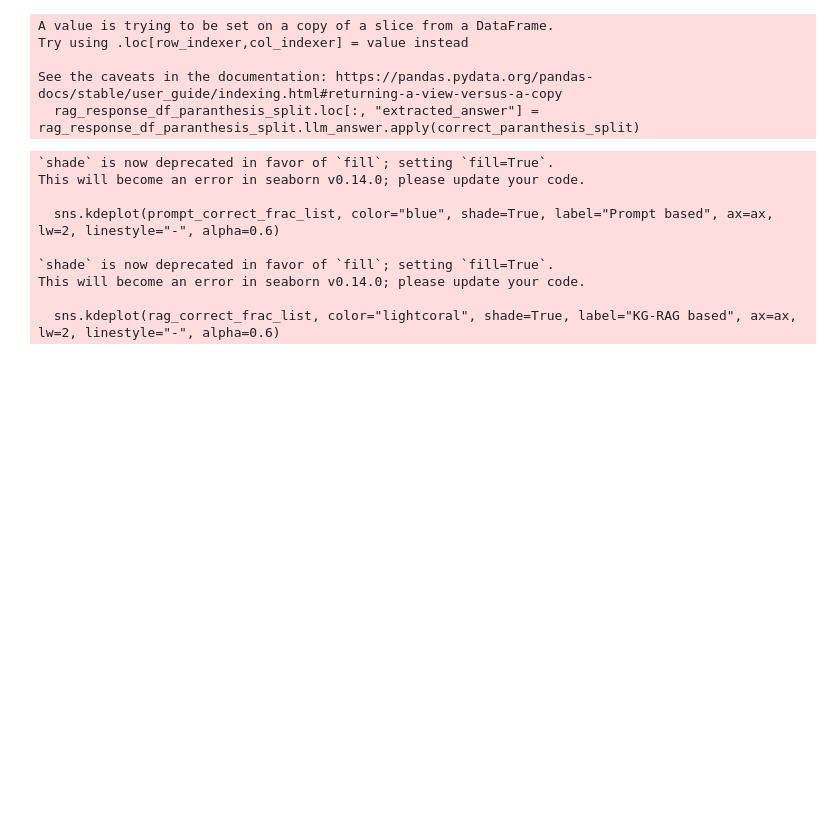
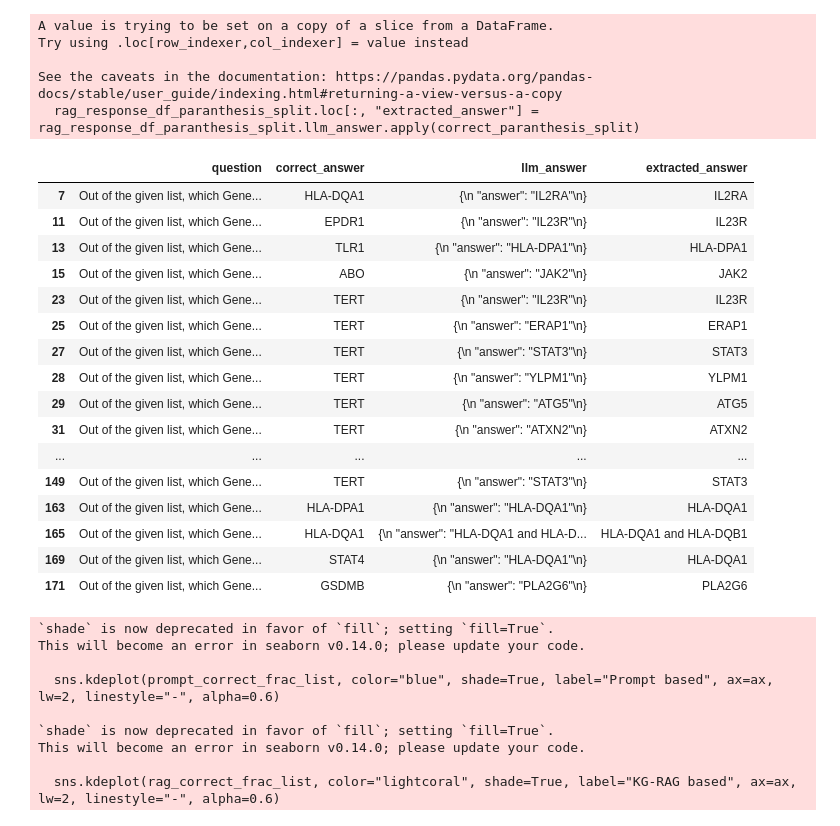
Before and after one commit to karthiksoman/SPOKE_LLM, a Jupyter notebook: codes/llm_notebooks/analysis/test_questions_mcq_response_comparative_analysys.ipynb, the cells around one changed output. Cells and saved outputs as stored; diff of their text form; code cells hidden in the pictures; blank space fills up the shorter version.

```diff
--- a/codes/llm_notebooks/analysis/test_questions_mcq_response_comparative_analysys.ipynb
+++ b/codes/llm_notebooks/analysis/test_questions_mcq_response_comparative_analysys.ipynb
@@ -61,6 +61,27 @@ Try using .loc[row_indexer,col_indexer] = value instead
 
 See the caveats in the documentation: https://pandas.pydata.org/pandas-docs/stable/user_guide/indexing.html#returning-a-view-versus-a-copy
   rag_response_df_paranthesis_split.loc[:, "extracted_answer"] = rag_response_df_paranthesis_split.llm_answer.apply(correct_paranthesis_split)
+# %%
+prompt_response_df[prompt_response_df.correct_answer != prompt_response_df.extracted_answer].head(50)
+# prompt_response_df.iloc[23].question
+# %% [output]
+|  | question | correct_answer | llm_answer | extracted_answer |
+| 7 | Out of the given list, which Gene... | HLA-DQA1 | {\n "answer": "IL2RA"\n} | IL2RA |
+| 11 | Out of the given list, which Gene... | EPDR1 | {\n "answer": "IL23R"\n} | IL23R |
+| 13 | Out of the given list, which Gene... | TLR1 | {\n "answer": "HLA-DPA1"\n} | HLA-DPA1 |
+| 15 | Out of the given list, which Gene... | ABO | {\n "answer": "JAK2"\n} | JAK2 |
+| 23 | Out of the given list, which Gene... | TERT | {\n "answer": "IL23R"\n} | IL23R |
+| 25 | Out of the given list, which Gene... | TERT | {\n "answer": "ERAP1"\n} | ERAP1 |
+| 27 | Out of the given list, which Gene... | TERT | {\n "answer": "STAT3"\n} | STAT3 |
+| 28 | Out of the given list, which Gene... | TERT | {\n "answer": "YLPM1"\n} | YLPM1 |
+| 29 | Out of the given list, which Gene... | TERT | {\n "answer": "ATG5"\n} | ATG5 |
+| 31 | Out of the given list, which Gene... | TERT | {\n "answer": "ATXN2"\n} | ATXN2 |
+| ... | ... | ... | ... | ... |
+| 149 | Out of the given list, which Gene... | TERT | {\n "answer": "STAT3"\n} | STAT3 |
+| 163 | Out of the given list, which Gene... | HLA-DPA1 | {\n "answer": "HLA-DQA1"\n} | HLA-DQA1 |
+| 165 | Out of the given list, which Gene... | HLA-DQA1 | {\n "answer": "HLA-DQA1 and HLA-D... | HLA-DQA1 and HLA-DQB1 |
+| 169 | Out of the given list, which Gene... | STAT4 | {\n "answer": "HLA-DQA1"\n} | HLA-DQA1 |
+| 171 | Out of the given list, which Gene... | GSDMB | {\n "answer": "PLA2G6"\n} | PLA2G6 |
 # %%
 # prompt_response_df.loc[:, "total_ans"] = prompt_response_df.extracted_answer.apply(lambda x:len(x.split(",")))
 # prompt_response_df[prompt_response_df.total_ans > 1]
```
Also changed, not shown: 2 other files.
